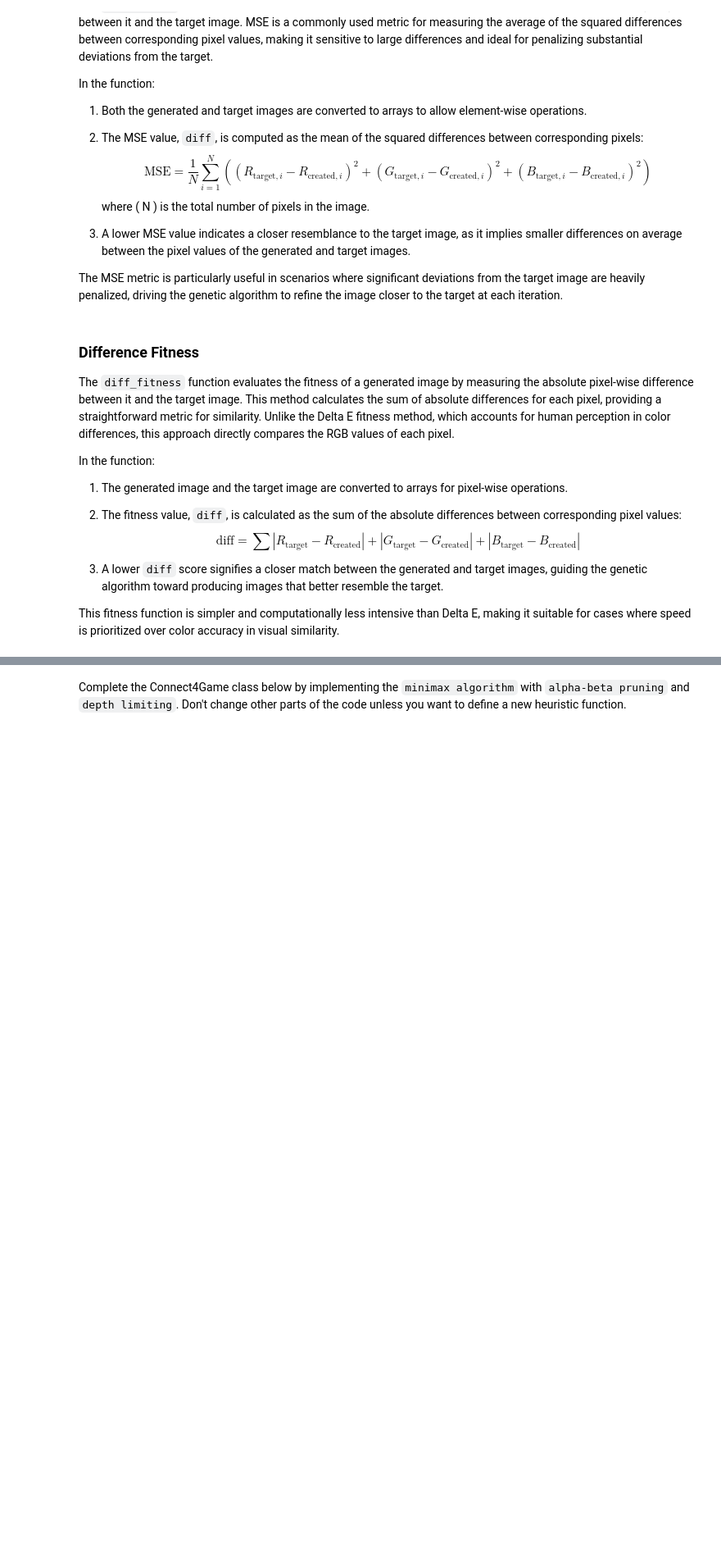
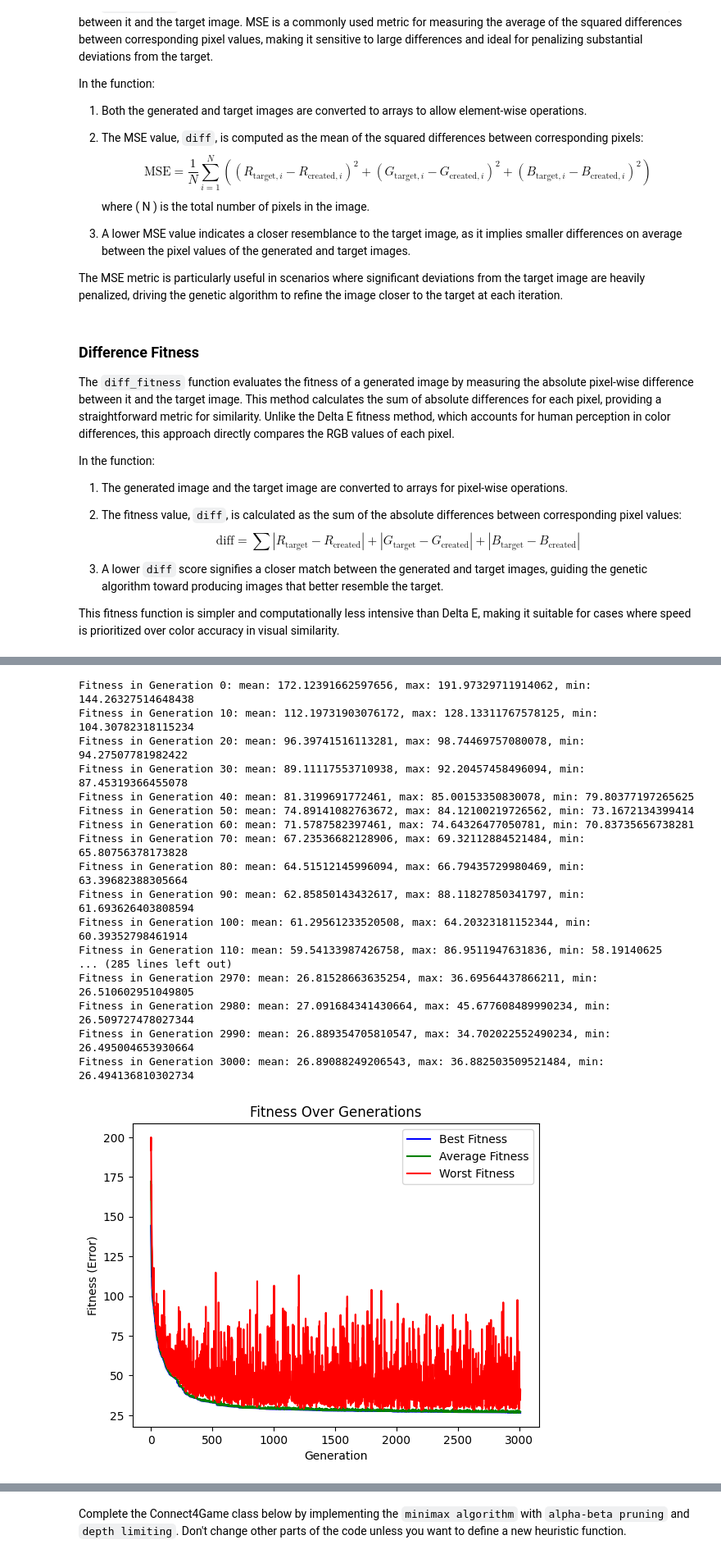
Before and after one commit to Amir-rfz/Genetic-and-Minimax-Algorithms, a Jupyter notebook: Genetic-and-Minimax-Algorithms.ipynb, the cells around one changed output, grey strips where cells are left out. Shown at 82% size. Saved outputs shown, nothing was run; the diff lists cells and outputs as text; code cells hidden in the pictures; blank space fills up the shorter version.

```diff
--- a/Genetic-and-Minimax-Algorithms.ipynb
+++ b/Genetic-and-Minimax-Algorithms.ipynb
@@ -380,0 +473,30 @@ KeyboardInterrupt:
+# %%
+target_image_path = "C:/Users/Amir/Desktop/دانشگاه/AI/CAs/Genetic-and-Minimax-Algorithms/target_images/eagle.jpg"
+image = Image.open(target_image_path)
+image = resize(image,100)
+
+width,height = image.size
+population_size = 75
+triangles_number = 100
+alg = GeneticAlgorithm(width,height,image, population_size,triangles_number)
+alg.run(3010)
+alg.plot_fitness()
+# %% [output]
+Fitness in Generation 0: mean: 172.12391662597656, max: 191.97329711914062, min: 144.26327514648438
+Fitness in Generation 10: mean: 112.19731903076172, max: 128.13311767578125, min: 104.30782318115234
+Fitness in Generation 20: mean: 96.39741516113281, max: 98.74469757080078, min: 94.27507781982422
+Fitness in Generation 30: mean: 89.11117553710938, max: 92.20457458496094, min: 87.45319366455078
+Fitness in Generation 40: mean: 81.3199691772461, max: 85.00153350830078, min: 79.80377197265625
+Fitness in Generation 50: mean: 74.89141082763672, max: 84.12100219726562, min: 73.1672134399414
+Fitness in Generation 60: mean: 71.5787582397461, max: 74.64326477050781, min: 70.83735656738281
+Fitness in Generation 70: mean: 67.23536682128906, max: 69.32112884521484, min: 65.80756378173828
+Fitness in Generation 80: mean: 64.51512145996094, max: 66.79435729980469, min: 63.39682388305664
+Fitness in Generation 90: mean: 62.85850143432617, max: 88.11827850341797, min: 61.693626403808594
+Fitness in Generation 100: mean: 61.29561233520508, max: 64.20323181152344, min: 60.39352798461914
+Fitness in Generation 110: mean: 59.54133987426758, max: 86.9511947631836, min: 58.19140625
+... (285 lines left out)
+Fitness in Generation 2970: mean: 26.81528663635254, max: 36.69564437866211, min: 26.510602951049805
+Fitness in Generation 2980: mean: 27.091684341430664, max: 45.677608489990234, min: 26.509727478027344
+Fitness in Generation 2990: mean: 26.889354705810547, max: 34.702022552490234, min: 26.495004653930664
+Fitness in Generation 3000: mean: 26.89088249206543, max: 36.882503509521484, min: 26.494136810302734
+[figure, added]
```
Also changed, not shown: parts of 40 cells of this notebook, 2 other files.
